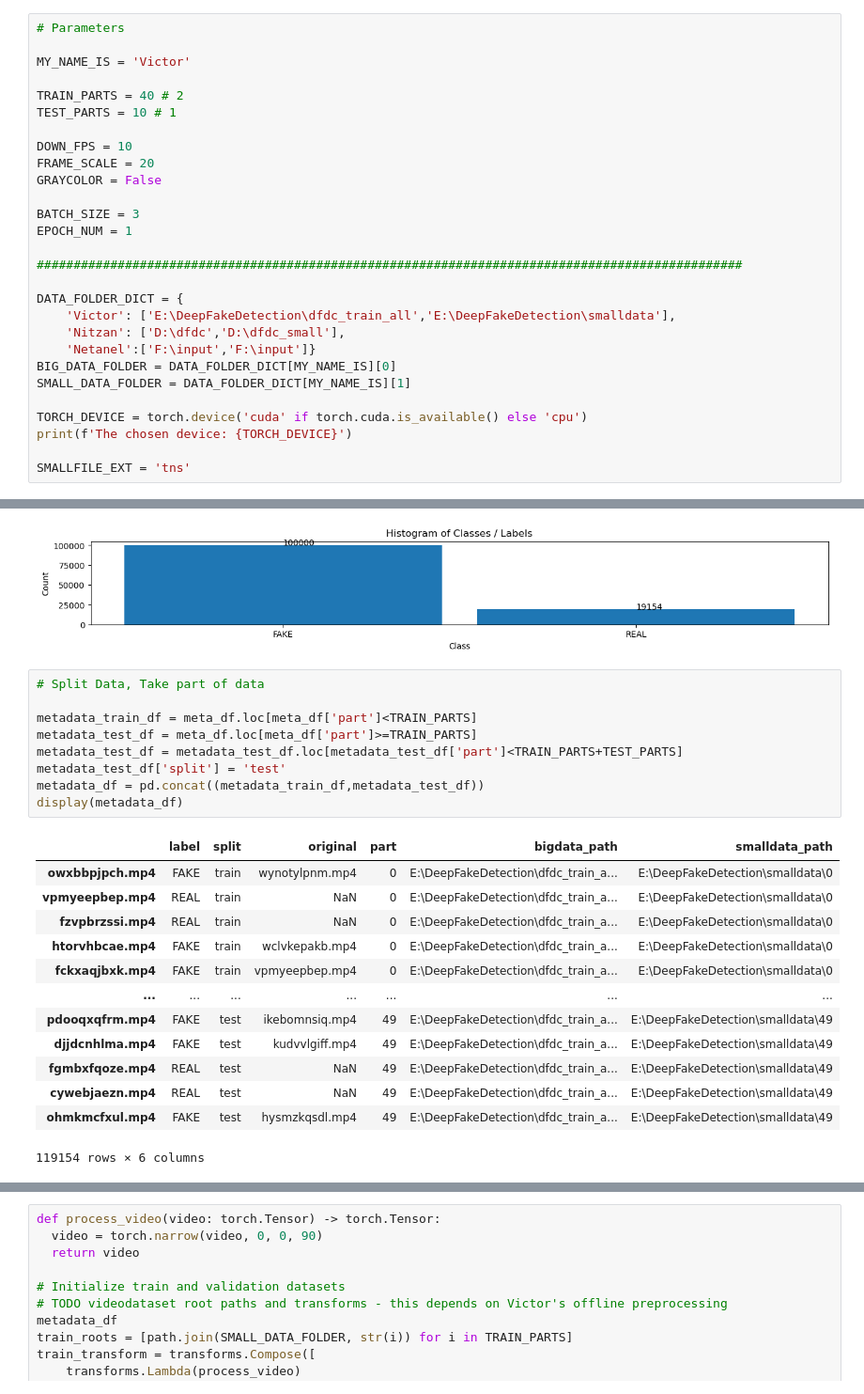
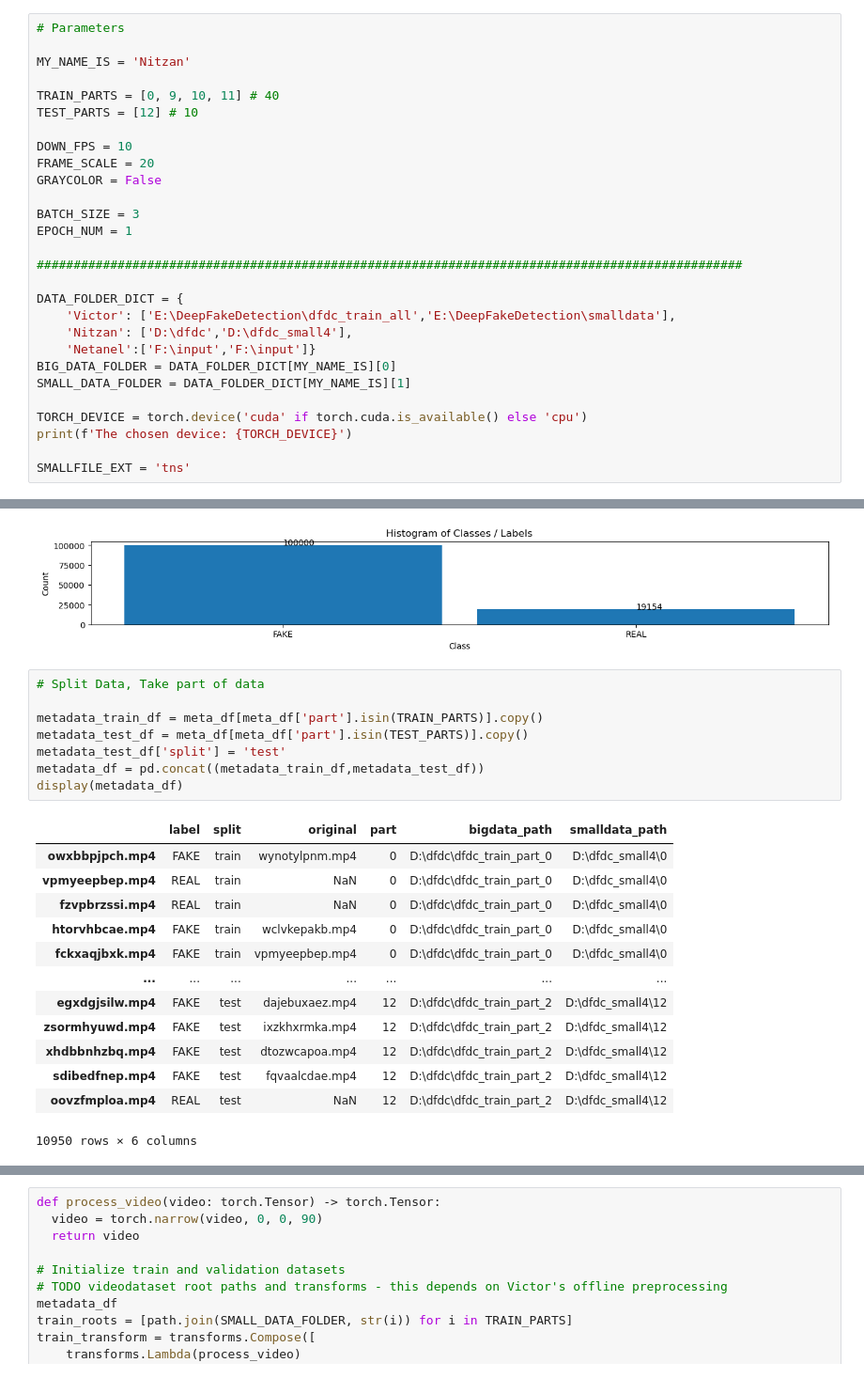
Before and after one commit to VictorMel/DeepFakeDetection, a Jupyter notebook: prj_DeepFakeVideoDetection_1.ipynb, the cells around one changed output, grey strips where cells are left out. Shown: that part at 94% size. Cells and saved outputs as stored; diff of their text form.

Commit message:
Allow video downgrade script to accept specific parts

```diff
--- a/prj_DeepFakeVideoDetection_1.ipynb
+++ b/prj_DeepFakeVideoDetection_1.ipynb
@@ -24,10 +24,10 @@ import matplotlib.pyplot as plt
 # %%
 # Parameters
 
-MY_NAME_IS = 'Victor'
+MY_NAME_IS = 'Nitzan'
 
-TRAIN_PARTS = 40 # 2
-TEST_PARTS = 10 # 1
+TRAIN_PARTS = [0, 9, 10, 11] # 40
+TEST_PARTS = [12] # 10
 
 DOWN_FPS = 10
 FRAME_SCALE = 20
@@ -40,7 +40,7 @@ EPOCH_NUM = 1
 
 DATA_FOLDER_DICT = {
     'Victor': ['E:\DeepFakeDetection\dfdc_train_all','E:\DeepFakeDetection\smalldata'],
-    'Nitzan': ['D:\dfdc','D:\dfdc_small'],
+    'Nitzan': ['D:\dfdc','D:\dfdc_small4'],
     'Netanel':['F:\input','F:\input']}
 BIG_DATA_FOLDER = DATA_FOLDER_DICT[MY_NAME_IS][0]
 SMALL_DATA_FOLDER = DATA_FOLDER_DICT[MY_NAME_IS][1]
@@ -113,26 +113,25 @@ PlotLabelsHistogram(meta_df['label'],meta_df['label'].unique(),ax)
 # %%
 # Split Data, Take part of data
 
-metadata_train_df = meta_df.loc[meta_df['part']<TRAIN_PARTS]
-metadata_test_df = meta_df.loc[meta_df['part']>=TRAIN_PARTS]
-metadata_test_df = metadata_test_df.loc[metadata_test_df['part']<TRAIN_PARTS+TEST_PARTS]
+metadata_train_df = meta_df[meta_df['part'].isin(TRAIN_PARTS)].copy()
+metadata_test_df = meta_df[meta_df['part'].isin(TEST_PARTS)].copy()
 metadata_test_df['split'] = 'test'
 metadata_df = pd.concat((metadata_train_df,metadata_test_df))
 display(metadata_df)
 # %% [output]
 |  | label | split | original | part | bigdata_path | smalldata_path |
-| owxbbpjpch.mp4 | FAKE | train | wynotylpnm.mp4 | 0 | E:\DeepFakeDetection\dfdc_train_a... | E:\DeepFakeDetection\smalldata\0 |
-| vpmyeepbep.mp4 | REAL | train | NaN | 0 | E:\DeepFakeDetection\dfdc_train_a... | E:\DeepFakeDetection\smalldata\0 |
-| fzvpbrzssi.mp4 | REAL | train | NaN | 0 | E:\DeepFakeDetection\dfdc_train_a... | E:\DeepFakeDetection\smalldata\0 |
-| htorvhbcae.mp4 | FAKE | train | wclvkepakb.mp4 | 0 | E:\DeepFakeDetection\dfdc_train_a... | E:\DeepFakeDetection\smalldata\0 |
-| fckxaqjbxk.mp4 | FAKE | train | vpmyeepbep.mp4 | 0 | E:\DeepFakeDetection\dfdc_train_a... | E:\DeepFakeDetection\smalldata\0 |
+| owxbbpjpch.mp4 | FAKE | train | wynotylpnm.mp4 | 0 | D:\dfdc\dfdc_train_part_0 | D:\dfdc_small4\0 |
+| vpmyeepbep.mp4 | REAL | train | NaN | 0 | D:\dfdc\dfdc_train_part_0 | D:\dfdc_small4\0 |
+| fzvpbrzssi.mp4 | REAL | train | NaN | 0 | D:\dfdc\dfdc_train_part_0 | D:\dfdc_small4\0 |
+| htorvhbcae.mp4 | FAKE | train | wclvkepakb.mp4 | 0 | D:\dfdc\dfdc_train_part_0 | D:\dfdc_small4\0 |
+| fckxaqjbxk.mp4 | FAKE | train | vpmyeepbep.mp4 | 0 | D:\dfdc\dfdc_train_part_0 | D:\dfdc_small4\0 |
 | ... | ... | ... | ... | ... | ... | ... |
-| pdooqxqfrm.mp4 | FAKE | test | ikebomnsiq.mp4 | 49 | E:\DeepFakeDetection\dfdc_train_a... | E:\DeepFakeDetection\smalldata\49 |
-| djjdcnhlma.mp4 | FAKE | test | kudvvlgiff.mp4 | 49 | E:\DeepFakeDetection\dfdc_train_a... | E:\DeepFakeDetection\smalldata\49 |
-| fgmbxfqoze.mp4 | REAL | test | NaN | 49 | E:\DeepFakeDetection\dfdc_train_a... | E:\DeepFakeDetection\smalldata\49 |
-| cywebjaezn.mp4 | REAL | test | NaN | 49 | E:\DeepFakeDetection\dfdc_train_a... | E:\DeepFakeDetection\smalldata\49 |
-| ohmkmcfxul.mp4 | FAKE | test | hysmzkqsdl.mp4 | 49 | E:\DeepFakeDetection\dfdc_train_a... | E:\DeepFakeDetection\smalldata\49 |
+| egxdgjsilw.mp4 | FAKE | test | dajebuxaez.mp4 | 12 | D:\dfdc\dfdc_train_part_2 | D:\dfdc_small4\12 |
+| zsormhyuwd.mp4 | FAKE | test | ixzkhxrmka.mp4 | 12 | D:\dfdc\dfdc_train_part_2 | D:\dfdc_small4\12 |
+| xhdbbnhzbq.mp4 | FAKE | test | dtozwcapoa.mp4 | 12 | D:\dfdc\dfdc_train_part_2 | D:\dfdc_small4\12 |
+| sdibedfnep.mp4 | FAKE | test | fqvaalcdae.mp4 | 12 | D:\dfdc\dfdc_train_part_2 | D:\dfdc_small4\12 |
+| oovzfmploa.mp4 | REAL | test | NaN | 12 | D:\dfdc\dfdc_train_part_2 | D:\dfdc_small4\12 |
-119154 rows × 6 columns
+10950 rows × 6 columns
 # %%
 # Load Video: Downgrade video from big data to small
 
```
Also changed, not shown: parts of 6 cells of this notebook.
